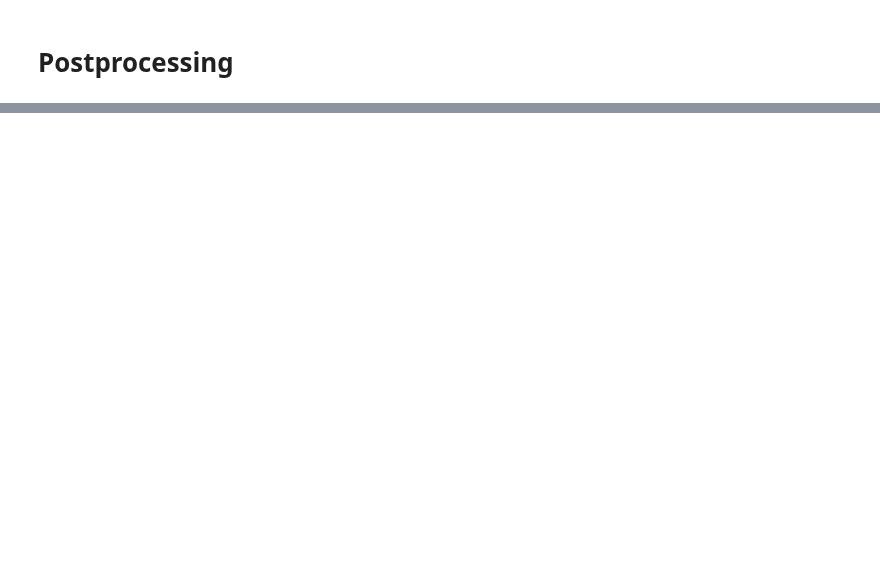
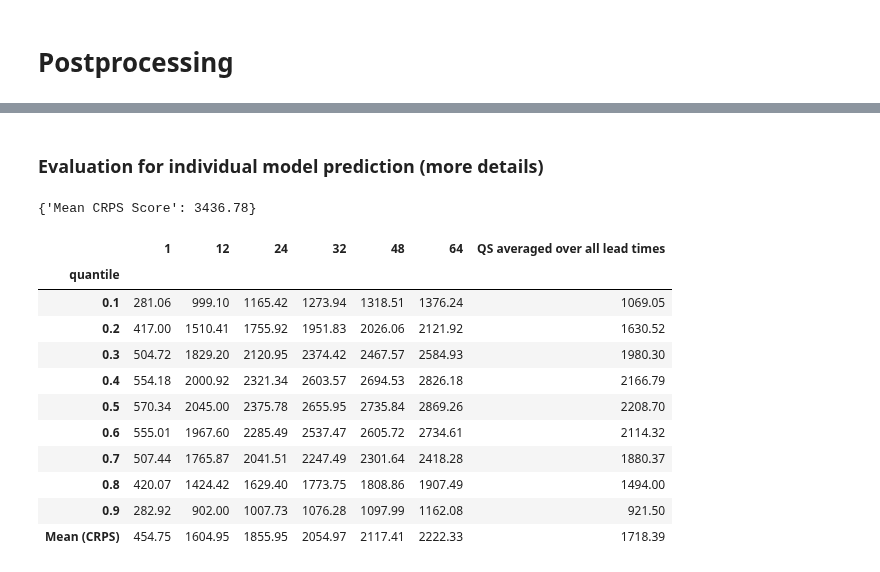
Before and after one commit to LouisSko/master-thesis, a Jupyter notebook: notebook.ipynb, the cells around one changed output, grey strips where cells are left out. Drawn from its saved outputs; the diff is of its cells as text; code cells hidden in the pictures; blank space fills up the shorter version.

```diff
--- a/notebook.ipynb
+++ b/notebook.ipynb
@@ -364,0 +191,21 @@ predictions_benchmark_nn.results[64].get_random_plot()
+# %% [markdown]
+### Evaluation for individual model prediction (more details)
+# %%
+predictions_raw.get_crps(lead_times=[1, 12, 24, 32, 48, 64], mean=True)
+# %% [output]
+{'Mean CRPS Score': 3436.78}
+# %%
+predictions_raw.get_quantile_scores(lead_times=[1, 12, 24, 32, 48, 64])
+# %% [output]
+|  | 1 | 12 | 24 | 32 | 48 | 64 | QS averaged over all lead times |
+| quantile |  |  |  |  |  |  |  |
+| 0.1 | 281.06 | 999.10 | 1165.42 | 1273.94 | 1318.51 | 1376.24 | 1069.05 |
+| 0.2 | 417.00 | 1510.41 | 1755.92 | 1951.83 | 2026.06 | 2121.92 | 1630.52 |
+| 0.3 | 504.72 | 1829.20 | 2120.95 | 2374.42 | 2467.57 | 2584.93 | 1980.30 |
+| 0.4 | 554.18 | 2000.92 | 2321.34 | 2603.57 | 2694.53 | 2826.18 | 2166.79 |
+| 0.5 | 570.34 | 2045.00 | 2375.78 | 2655.95 | 2735.84 | 2869.26 | 2208.70 |
+| 0.6 | 555.01 | 1967.60 | 2285.49 | 2537.47 | 2605.72 | 2734.61 | 2114.32 |
+| 0.7 | 507.44 | 1765.87 | 2041.51 | 2247.49 | 2301.64 | 2418.28 | 1880.37 |
+| 0.8 | 420.07 | 1424.42 | 1629.40 | 1773.75 | 1808.86 | 1907.49 | 1494.00 |
+| 0.9 | 282.92 | 902.00 | 1007.73 | 1076.28 | 1097.99 | 1162.08 | 921.50 |
+| Mean (CRPS) | 454.75 | 1604.95 | 1855.95 | 2054.97 | 2117.41 | 2222.33 | 1718.39 |
```
Also changed, not shown: parts of 85 cells of this notebook.
